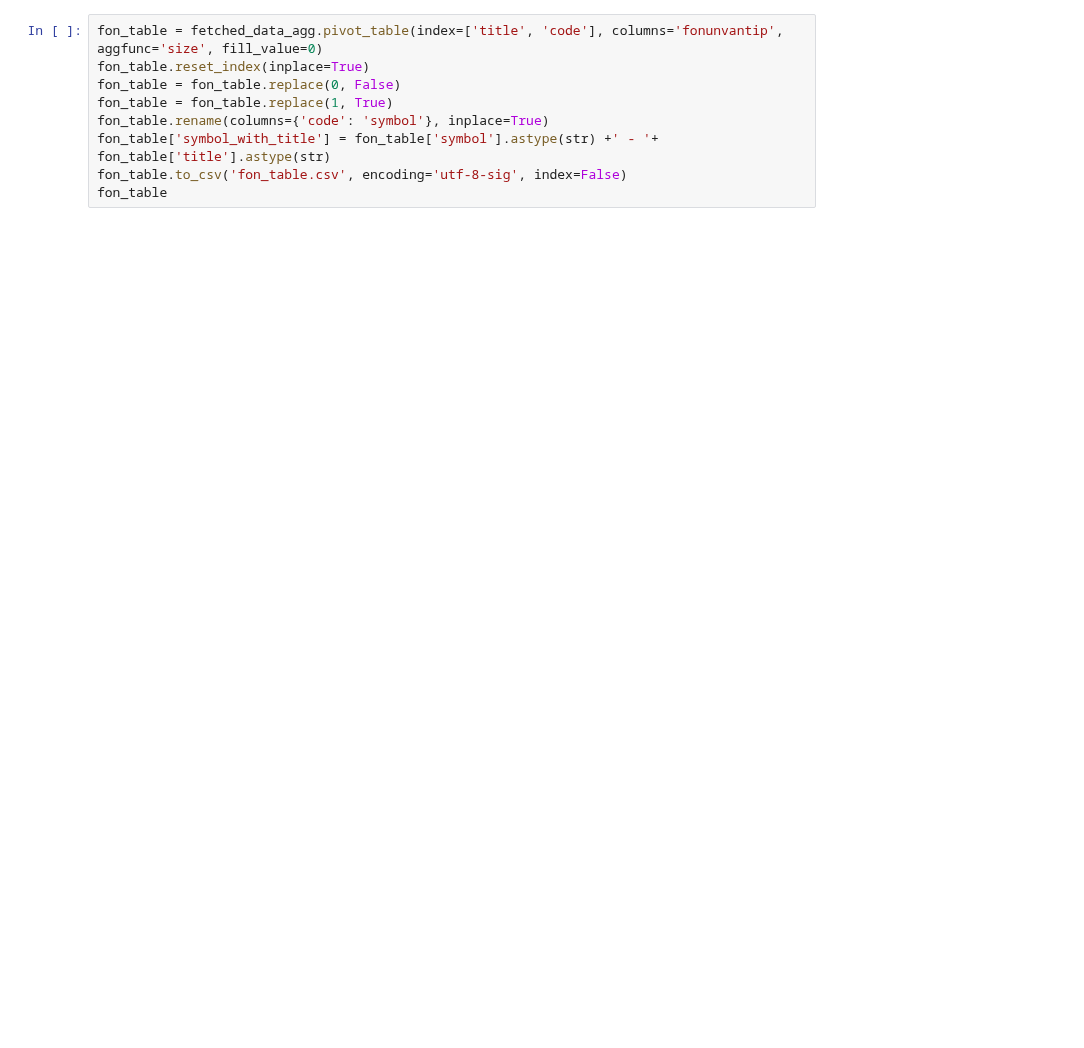
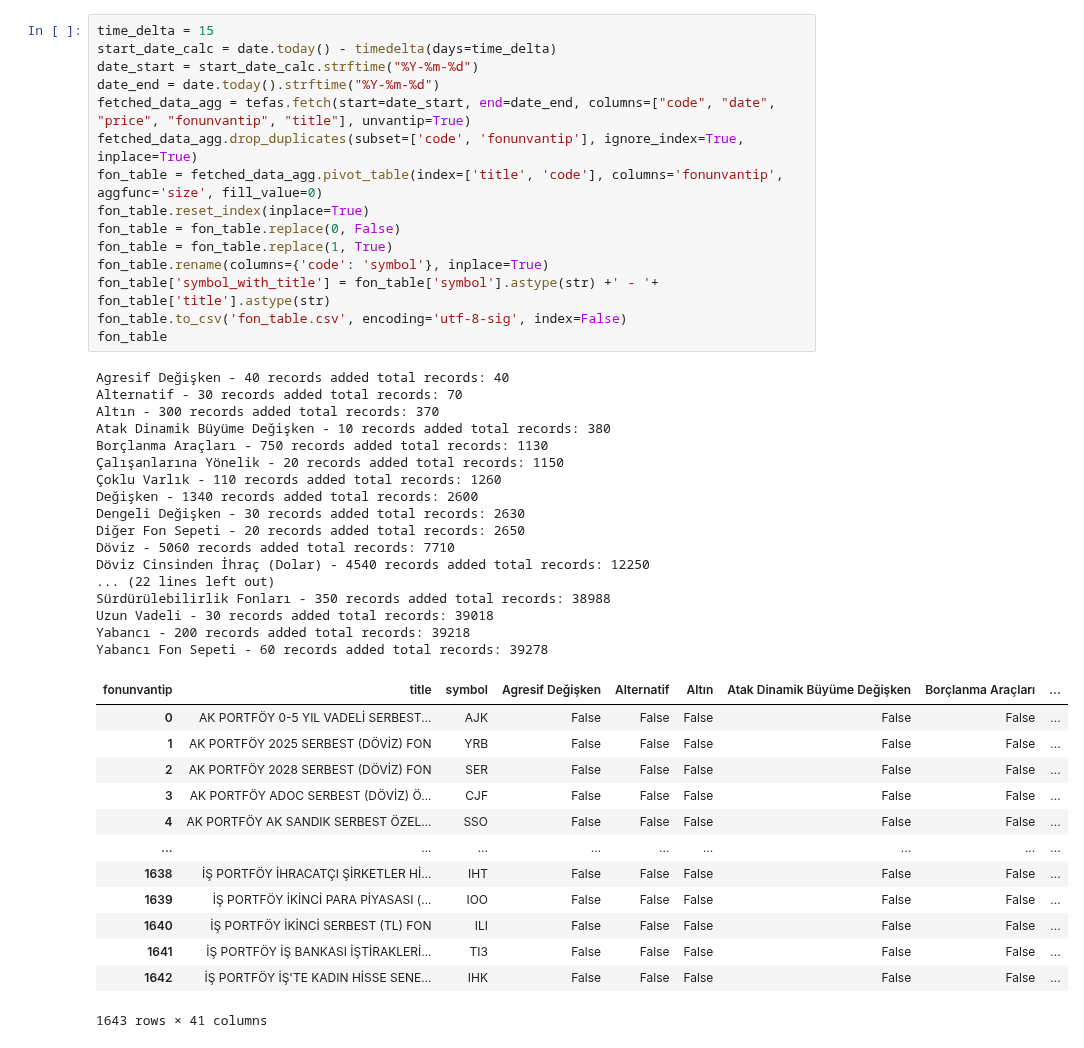
Before and after one commit to ozturkergin/ozturkergin, a Jupyter notebook: TEFAS_PowerBI_Import_v4.ipynb, the cells around one changed output. Drawn from its saved outputs; the diff is of its cells as text; blank space fills up the shorter version.

```diff
--- a/TEFAS_PowerBI_Import_v4.ipynb
+++ b/TEFAS_PowerBI_Import_v4.ipynb
@@ -296,9 +330,46 @@ fetched_data_agg = tefas.fetch(start=date_end, end=date_end, columns=["code", "d
 # %%
+time_delta = 15
+start_date_calc = date.today() - timedelta(days=time_delta)
+date_start = start_date_calc.strftime("%Y-%m-%d")
+date_end = date.today().strftime("%Y-%m-%d")
+fetched_data_agg = tefas.fetch(start=date_start, end=date_end, columns=["code", "date", "price", "fonunvantip", "title"], unvantip=True)
+fetched_data_agg.drop_duplicates(subset=['code', 'fonunvantip'], ignore_index=True, inplace=True)
 fon_table = fetched_data_agg.pivot_table(index=['title', 'code'], columns='fonunvantip', aggfunc='size', fill_value=0)
 fon_table.reset_index(inplace=True)
 fon_table = fon_table.replace(0, False)
 fon_table = fon_table.replace(1, True)
 fon_table.rename(columns={'code': 'symbol'}, inplace=True)
 fon_table['symbol_with_title'] = fon_table['symbol'].astype(str) +' - '+ fon_table['title'].astype(str)
 fon_table.to_csv('fon_table.csv', encoding='utf-8-sig', index=False)
 fon_table
+# %% [output]
+Agresif Değişken - 40 records added total records: 40
+Alternatif - 30 records added total records: 70
+Altın - 300 records added total records: 370
+Atak Dinamik Büyüme Değişken - 10 records added total records: 380
+Borçlanma Araçları - 750 records added total records: 1130
+Çalışanlarına Yönelik - 20 records added total records: 1150
+Çoklu Varlık - 110 records added total records: 1260
+Değişken - 1340 records added total records: 2600
+Dengeli Değişken - 30 records added total records: 2630
+Diğer Fon Sepeti - 20 records added total records: 2650
+Döviz - 5060 records added total records: 7710
+Döviz Cinsinden İhraç (Dolar) - 4540 records added total records: 12250
+... (22 lines left out)
+Sürdürülebilirlik Fonları - 350 records added total records: 38988
+Uzun Vadeli - 30 records added total records: 39018
+Yabancı - 200 records added total records: 39218
+Yabancı Fon Sepeti - 60 records added total records: 39278
+| fonunvantip | title | symbol | Agresif Değişken | Alternatif | Altın | Atak Dinamik Büyüme Değişken | Borçlanma Araçları | ... |
+| 0 | AK PORTFÖY 0-5 YIL VADELİ SERBEST... | AJK | False | False | False | False | False | ... |
+| 1 | AK PORTFÖY 2025 SERBEST (DÖVİZ) FON | YRB | False | False | False | False | False | ... |
+| 2 | AK PORTFÖY 2028 SERBEST (DÖVİZ) FON | SER | False | False | False | False | False | ... |
+| 3 | AK PORTFÖY ADOC SERBEST (DÖVİZ) Ö... | CJF | False | False | False | False | False | ... |
+| 4 | AK PORTFÖY AK SANDIK SERBEST ÖZEL... | SSO | False | False | False | False | False | ... |
+| ... | ... | ... | ... | ... | ... | ... | ... | ... |
+| 1638 | İŞ PORTFÖY İHRACATÇI ŞİRKETLER Hİ... | IHT | False | False | False | False | False | ... |
+| 1639 | İŞ PORTFÖY İKİNCİ PARA PİYASASI (... | IOO | False | False | False | False | False | ... |
+| 1640 | İŞ PORTFÖY İKİNCİ SERBEST (TL) FON | ILI | False | False | False | False | False | ... |
+| 1641 | İŞ PORTFÖY İŞ BANKASI İŞTİRAKLERİ... | TI3 | False | False | False | False | False | ... |
+| 1642 | İŞ PORTFÖY İŞ'TE KADIN HİSSE SENE... | IHK | False | False | False | False | False | ... |
+1643 rows × 41 columns
```
Also changed, not shown: parts of 10 cells of this notebook.
